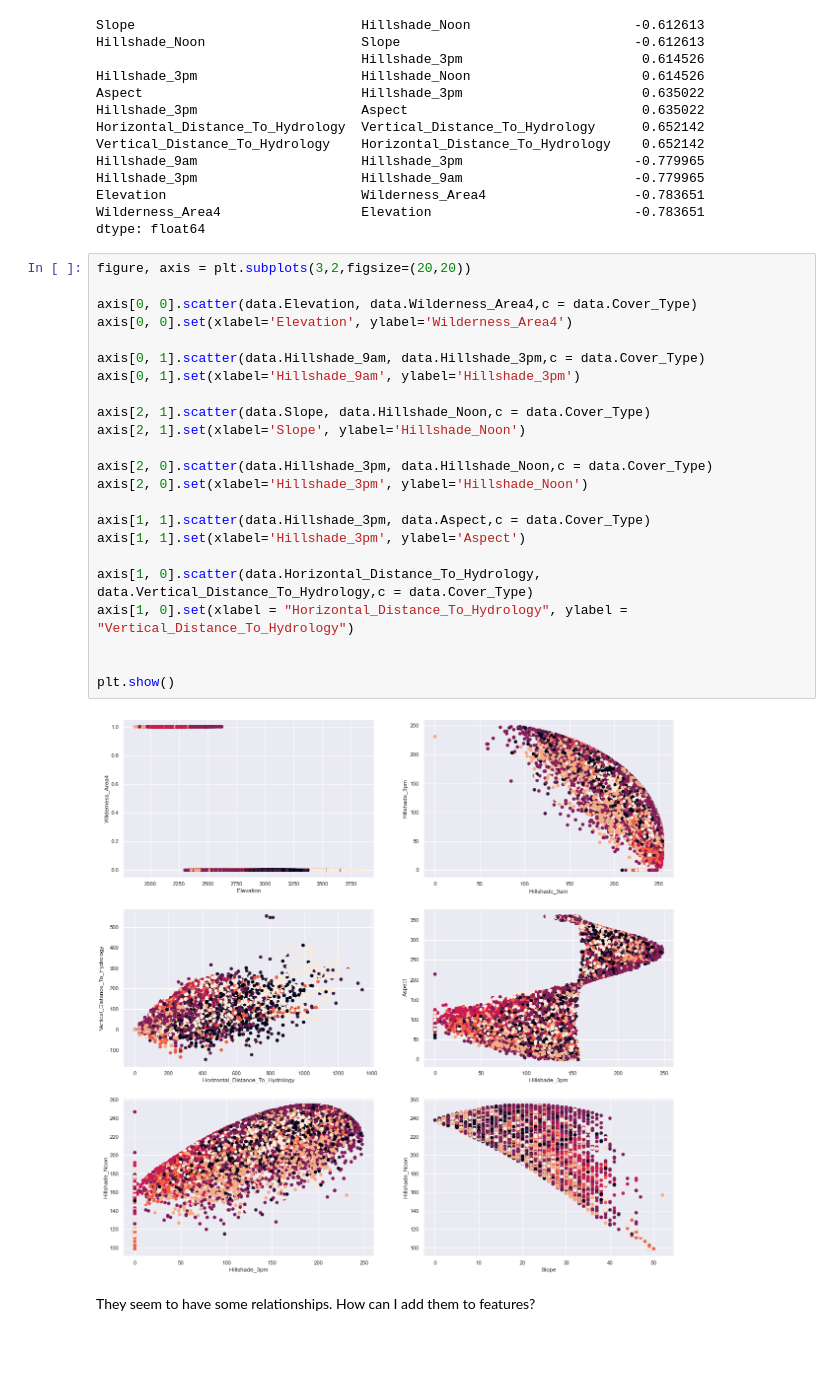
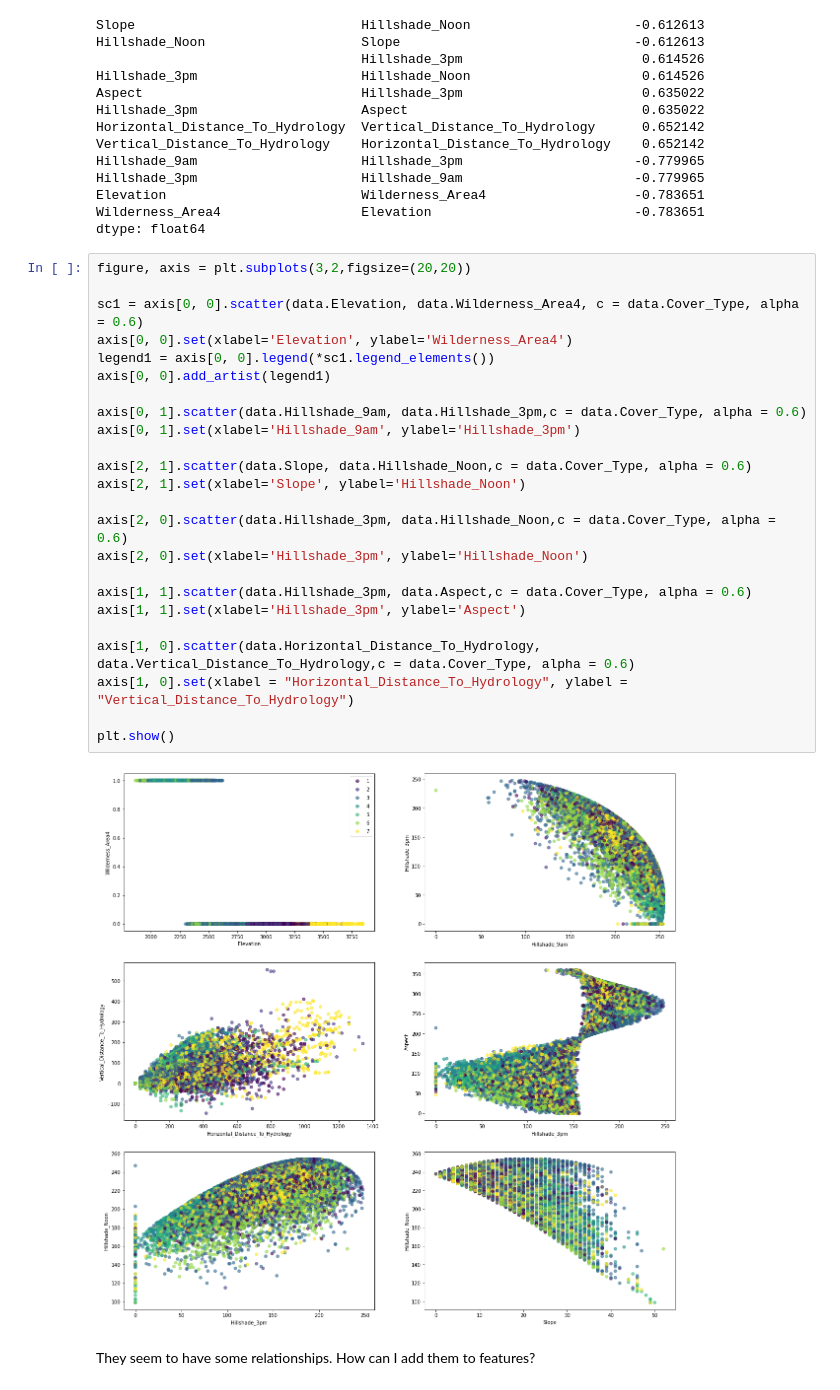
Before and after one commit to Erdos-Team-Juniper/forest_cover_type, a Jupyter notebook: Model comparisons.ipynb, the cells around one changed output. Cells and saved outputs as stored; diff of their text form; blank space fills up the shorter version.

```diff
--- a/Model comparisons.ipynb
+++ b/Model comparisons.ipynb
@@ -72,28 +85,29 @@ dtype: float64
 # %%
 figure, axis = plt.subplots(3,2,figsize=(20,20))
 
-axis[0, 0].scatter(data.Elevation, data.Wilderness_Area4,c = data.Cover_Type)
+sc1 = axis[0, 0].scatter(data.Elevation, data.Wilderness_Area4, c = data.Cover_Type, alpha = 0.6)
 axis[0, 0].set(xlabel='Elevation', ylabel='Wilderness_Area4')
+legend1 = axis[0, 0].legend(*sc1.legend_elements())
+axis[0, 0].add_artist(legend1)
 
-axis[0, 1].scatter(data.Hillshade_9am, data.Hillshade_3pm,c = data.Cover_Type)
+axis[0, 1].scatter(data.Hillshade_9am, data.Hillshade_3pm,c = data.Cover_Type, alpha = 0.6)
 axis[0, 1].set(xlabel='Hillshade_9am', ylabel='Hillshade_3pm')
 
-axis[2, 1].scatter(data.Slope, data.Hillshade_Noon,c = data.Cover_Type)
+axis[2, 1].scatter(data.Slope, data.Hillshade_Noon,c = data.Cover_Type, alpha = 0.6)
 axis[2, 1].set(xlabel='Slope', ylabel='Hillshade_Noon')
 
-axis[2, 0].scatter(data.Hillshade_3pm, data.Hillshade_Noon,c = data.Cover_Type)
+axis[2, 0].scatter(data.Hillshade_3pm, data.Hillshade_Noon,c = data.Cover_Type, alpha = 0.6)
 axis[2, 0].set(xlabel='Hillshade_3pm', ylabel='Hillshade_Noon')
 
-axis[1, 1].scatter(data.Hillshade_3pm, data.Aspect,c = data.Cover_Type)
+axis[1, 1].scatter(data.Hillshade_3pm, data.Aspect,c = data.Cover_Type, alpha = 0.6)
 axis[1, 1].set(xlabel='Hillshade_3pm', ylabel='Aspect')
 
-axis[1, 0].scatter(data.Horizontal_Distance_To_Hydrology, data.Vertical_Distance_To_Hydrology,c = data.Cover_Type)
+axis[1, 0].scatter(data.Horizontal_Distance_To_Hydrology, data.Vertical_Distance_To_Hydrology,c = data.Cover_Type, alpha = 0.6)
 axis[1, 0].set(xlabel = "Horizontal_Distance_To_Hydrology", ylabel = "Vertical_Distance_To_Hydrology")
 
-
 plt.show()
 # %% [output]
-[figure, old version]
+[figure, new version]
 # %% [markdown]
 They seem to have some relationships. How can I add them to features?
 # %% [markdown]
```
Also changed, not shown: parts of 11 cells of this notebook.
